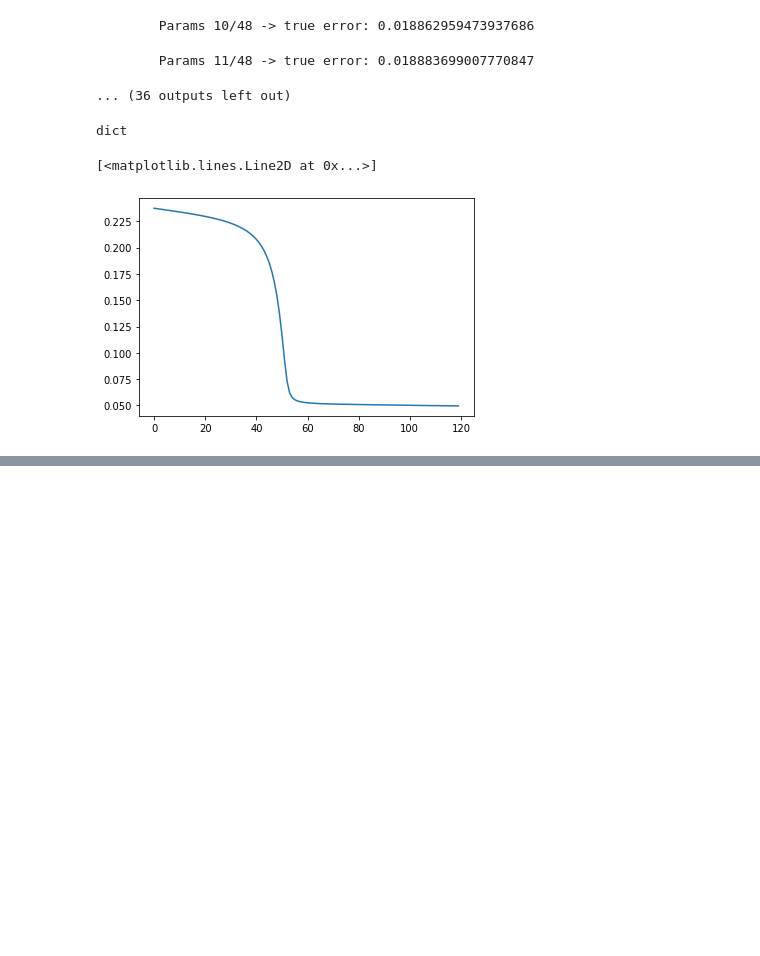
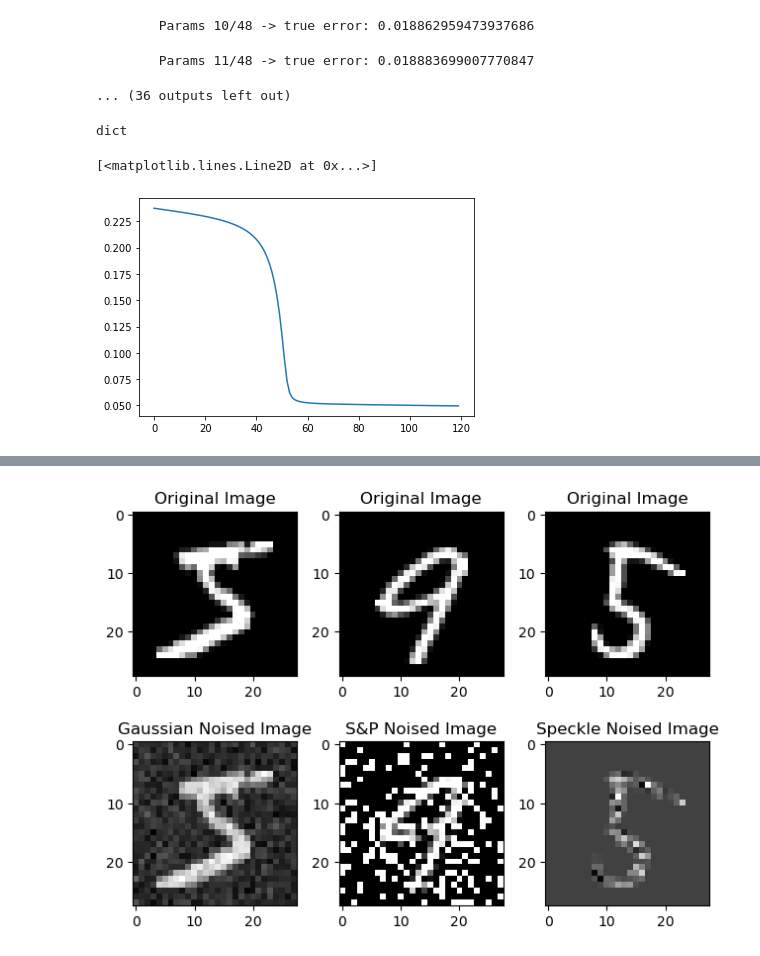
Before and after one commit to franzele21/autoencodeur_tp, a Jupyter notebook: DenoisingAutoencoder.ipynb, the cells around one changed output, grey strips where cells are left out. Cells and saved outputs as stored; diff of their text form; code cells hidden in the pictures; blank space fills up the shorter version.

```diff
--- a/DenoisingAutoencoder.ipynb
+++ b/DenoisingAutoencoder.ipynb
@@ -502,0 +564,11 @@ torch.save(model.state_dict(), PATH)  # We save the model state dict at PATH
+# %%
+mnist_ = mnist.load_data()
+
+train_mask = (mnist_[0][1] == 3) | (mnist_[0][1] == 8) | (mnist_[0][1] == 5) | (mnist_[0][1] == 9)
+test_mask = (mnist_[1][1] == 3) | (mnist_[1][1] == 8) | (mnist_[1][1] == 5) | (mnist_[1][1] == 9)
+
+(xtrain, ytrain) = mnist_[0][0][train_mask], mnist_[0][1][train_mask]
+(xtest, ytest) = mnist_[1][0][test_mask], mnist_[1][1][test_mask]
+# %%
+xtrain = np.array([minmax_scale(x) for x in xtrain])
+xtest = np.array([minmax_scale(x) for x in xtest])
@@ -502,0 +629,30 @@ torch.save(model.state_dict(), PATH)  # We save the model state dict at PATH
+# %%
+"""
+Here we Try to visualize, each type of noise that was introduced in the images
+Along with their original versions
+
+"""
+
+f, axes=plt.subplots(2,3)
+
+#showing images with gaussian noise
+axes[0,0].imshow(xtrain[0], cmap="gray")
+axes[0,0].set_title("Original Image")
+axes[1,0].imshow(traindata[0], cmap='gray')
+axes[1,0].set_title("Gaussian Noised Image")
+
+#showing images with salt and pepper noise
+axes[0,1].imshow(xtrain[18000], cmap='gray')
+axes[0,1].set_title("Original Image")
+axes[1,1].imshow(traindata[18000], cmap="gray")
+axes[1,1].set_title("S&P Noised Image")
+
+#showing imags with the speckle noise
+axes[0,2].imshow(xtrain[9000], cmap='gray')
+axes[0,2].set_title("Original Image")
+axes[1,2].imshow(traindata[9000], cmap="gray")
+axes[1,2].set_title("Speckle Noised Image")
+
+plt.tight_layout()
+# %% [output]
+[figure, added]
```
Also changed, not shown: parts of 14 cells of this notebook.
